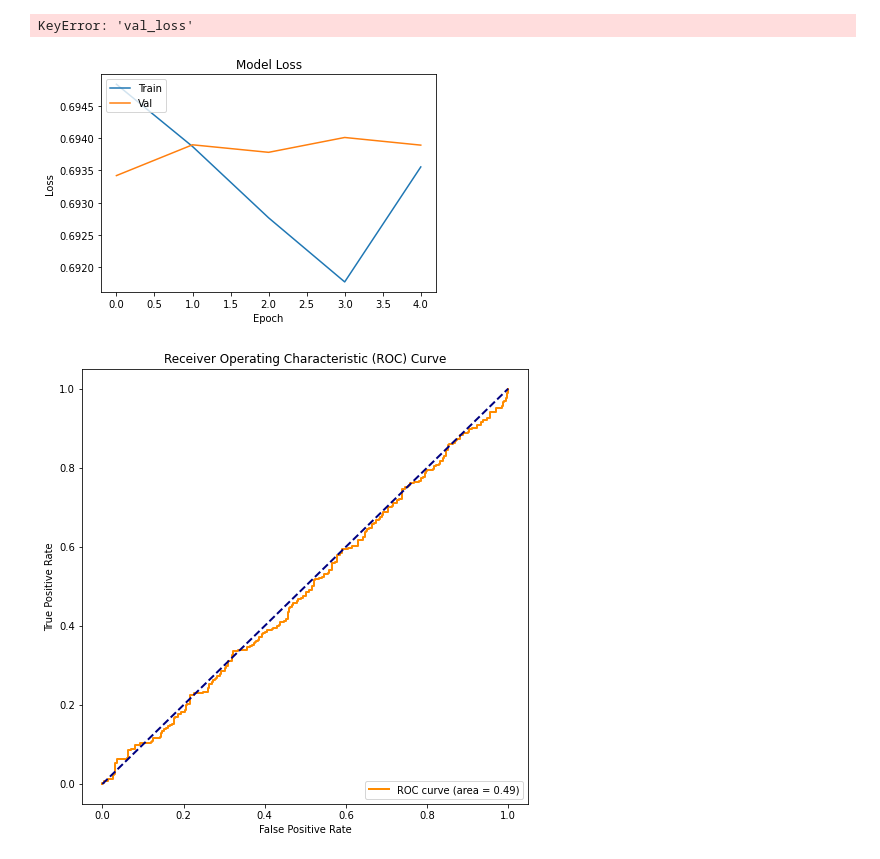
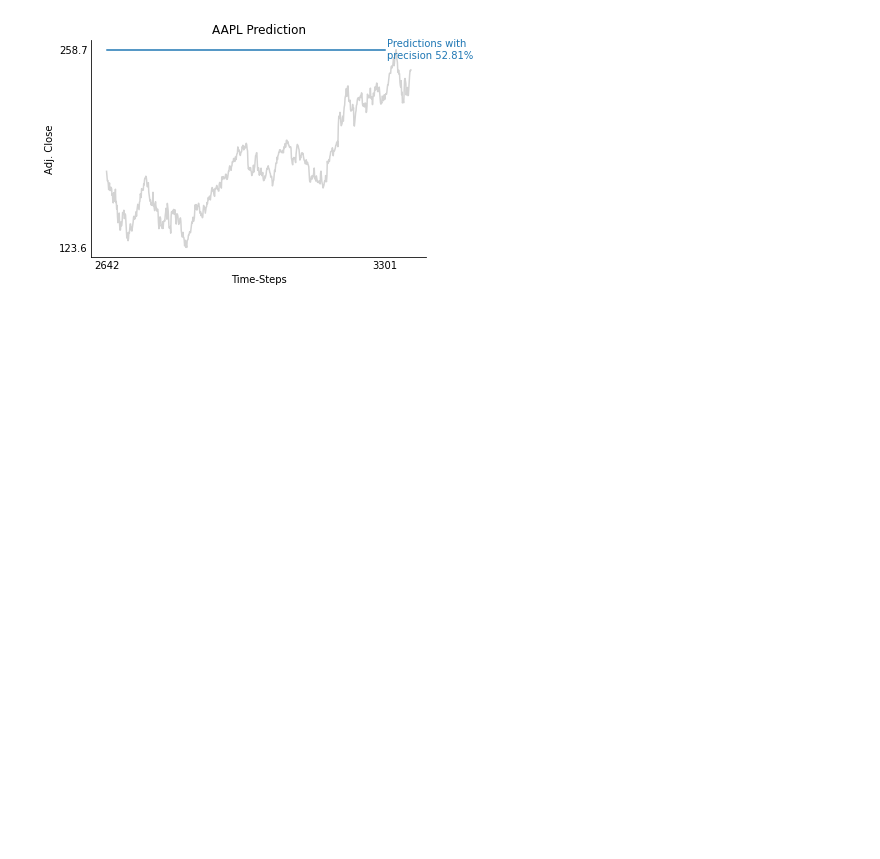
Before and after one commit to Arne-Wiese/time-series, a Jupyter notebook: stock_pred.ipynb, the cells around one changed output. Drawn from its saved outputs; the diff is of its cells as text; code cells hidden in the pictures; blank space fills up the shorter version.

```diff
--- a/stock_pred.ipynb
+++ b/stock_pred.ipynb
@@ -23,13 +24,13 @@ df = pd.DataFrame(data)
 # %%
-df = df['Adj Close']
+df = df['Close']
 df_shifted = df.shift().dropna().values
-df = df.values
-trend_values = [j - i for i, j in zip(df[1:], df_shifted)]
+df_values = df.values
+trend_values = [j - i for i, j in zip(df_values[1:], df_shifted)]
 # %%
-#scaler = MinMaxScaler(feature_range=(-1, 1))
-trend_values = [(float(value),) for value in trend_values]
-#values = np.asarray(values)
-#trend_values = scaler.fit_transform(trend_values)
+scaler = MinMaxScaler()
+#trend_values = [(float(value),) for value in trend_values]
+values = np.asarray(df_values)
+values = scaler.fit_transform(values)
 # %%
 print(trend_values)
 # %% [output]
@@ -42,11 +43,11 @@ print(trend_values)
 #values = [(float(value),) for value in values]
 #values = np.asarray(values)
 #values = scaler.fit_transform(values)
-training_data_len = math.ceil(len(trend_values)* 0.8)
+training_data_len = math.ceil(len(df_values)* 0.8)
 # %%
 # Perhaps use train_test_split from sklearn
-train_set = trend_values[:training_data_len]
-val_set = trend_values[training_data_len:]
+train_set = values[:training_data_len]
+val_set = values[training_data_len:]
 #train_test_split(trend_values, test_size=0.2)
 # %%
 import os
@@ -59,9 +60,9 @@ import matplotlib
 
 GPU_STRING = '/gpu:0'
 BATCH_SIZE = 64
-MODEL_NAME = "MLP"
-EPOCHS = 5
-STEPS_PER_EPOCH = 10
+MODEL_NAME = "LSTM"
+EPOCHS = 10
+STEPS_PER_EPOCH = 1000
 VALIDATION_STEPS = 32
 SEQ_LEN_PAST = 62
 SEQ_LEN_FUTURE = 1
@@ -222,10 +223,10 @@ def data_generator(values, batch_size):
    inputs, labels = select_data(batch_size, values)
 
    #Data Augmentation
-   #mu = 0
-   #sigma = 0.1
-   #rnd = np.random.normal(mu, sigma, size=inputs.shape)
-   #inputs += rnd
+   mu = 0
+   sigma = 0.1
+   rnd = np.random.normal(mu, sigma, size=inputs.shape)
+   inputs += rnd
 
    yield inputs, labels
 
@@ -444,51 +445,21 @@ def train(data_path, model_path, model, from_checkpoint=False):
 
   opt = tf.keras.optimizers.legacy.Adam(learning_rate=0.005)
 
-  model.compile(loss='binary_crossentropy', optimizer=opt, metrics=["accuracy"])
+  model.compile(loss='MSE', optimizer=opt, metrics=['mean_absolute_error', 'mean_squared_error', 'mean_absolute_percentage_error'])
+  #model.compile(loss='binary_crossentropy', optimizer=opt, metrics=["accuracy"])
   model.summary()
 
   # Set up early stopping
-  early_stopping = EarlyStopping(monitor='val_accuracy', patience=30, restore_best_weights=True)
+  early_stopping = EarlyStopping(monitor='val_loss', patience=30, restore_best_weights=True)
 
   model_history_callback = ModelHistory(model_path)
   #checkpoint_callback = tf.keras.callbacks.ModelCheckpoint(model_path + 'model-{epoch:03d}.h5', verbose=1, monitor='val_mae', save_best_only=True, mode='auto')
   #val_callback = tf.keras.callbacks.LambdaCallback(on_epoch_end=lambda epoch, logs: val_func(val_set, model_path, model, epoch))
-  #comparison_callback = tf.keras.callbacks.LambdaCallback(on_train_end=lambda _: plot_compare(values, model, model_path))
-  sigmoid_callback = tf.keras.callbacks.LambdaCallback(on_train_end=lambda _: plot_sigmoid(trend_values, model, model_path))
+  comparison_callback = tf.keras.callbacks.LambdaCallback(on_train_end=lambda _: plot_compare(values, model, model_path))
+  #sigmoid_callback = tf.keras.callbacks.LambdaCallback(on_train_end=lambda _: plot_sigmoid(values, model, model_path))
   history = model.fit(train_gen, steps_per_epoch=STEPS_PER_EPOCH, validation_steps=VALIDATION_STEPS, epochs=EPOCHS,
-                       validation_data=val_gen, callbacks=[model_history_callback, sigmoid_callback, early_stopping],
+                       validation_data=val_gen, callbacks=[model_history_callback, comparison_callback, early_stopping],
                        shuffle=True, verbose=1)
-
-  # Find the epoch number with the best validation accuracy and best validation loss
-  #best_val_acc_epoch = np.argmax(history.history['val_accuracy'])  # Use 'val_acc' if 'val_accuracy' doesn't work
-  best_val_loss_epoch = np.argmin(history.history['val_loss'])
-
-  # Retrieve metrics at the best validation accuracy epoch
-  #best_val_acc = history.history['val_acc'][best_val_acc_epoch]
-  #best_train_acc_at_best_val_acc = history.history['accuracy'][best_val_acc_epoch]
-  #best_train_loss_at_best_val_acc = history.history['loss'][best_val_acc_epoch]
-  #best_val_loss_at_best_val_acc = history.history['val_loss'][best_val_acc_epoch]
-
-  # Retrieve metrics at the best validation loss epoch
-  best_val_loss = history.history['val_loss'][best_val_loss_epoch]
-  best_train_acc_at_best_val_loss = history.history['accuracy'][best_val_loss_epoch]
-  best_train_loss_at_best_val_loss = history.history['loss'][best_val_loss_epoch]
-  best_val_acc_at_best_val_loss = history.history['val_acc'][best_val_loss_epoch]
-
-  # Print metrics at the best validation accuracy epoch
-  #print(f"Epoch with Best Validation Accuracy ({best_val_acc_epoch+1}):")
-  #print(f"- Best Validation Accuracy: {best_val_acc}")
-  #print(f"- Training Accuracy: {best_train_acc_at_best_val_acc}")
-  #print(f"- Training Loss: {best_train_loss_at_best_val_acc}")
-  #print(f"- Validation Loss: {best_val_loss_at_best_val_acc}")
-
-  # Print metrics at the best validation loss epoch
-  print(f"\nEpoch with Best Validation Loss ({best_val_loss_epoch+1}):")
-  print(f"- Best Validation Loss: {best_val_loss}")
-  print(f"- Training Accuracy: {best_train_acc_at_best_val_loss}")
-  print(f"- Training Loss: {best_train_loss_at_best_val_loss}")
-  print(f"- Validation Accuracy: {best_val_acc_at_best_val_loss}")
-
 
 def run():
   physical_devices = tf.config.list_physical_devices('GPU')
@@ -537,6 +508,4 @@ AUC-ROC: 0.4884
-KeyError: 'val_loss'
-[figure, old version]
+[figure, new version]
-[figure, removed]
 # %%
 inputs = np.asarray(trend_values[len(trend_values) - len(val_set) - SEQ_LEN_PAST:])
 X_test = []
```
Also changed, not shown: parts of 6 cells of this notebook, 56 other files.
